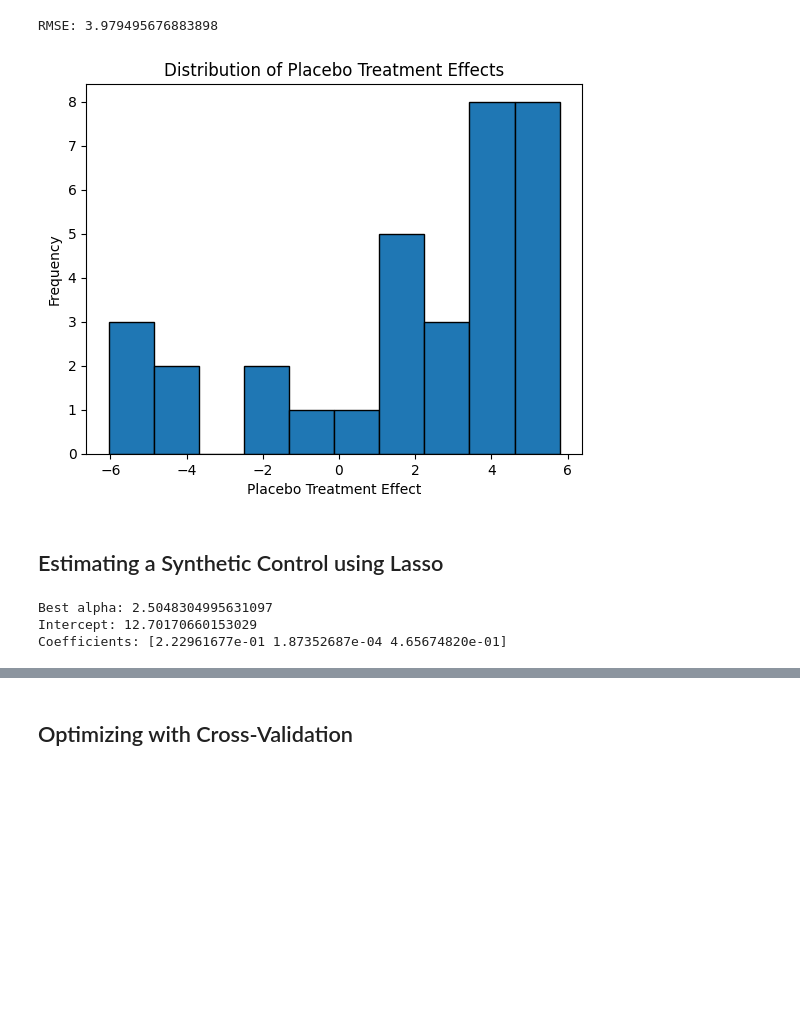
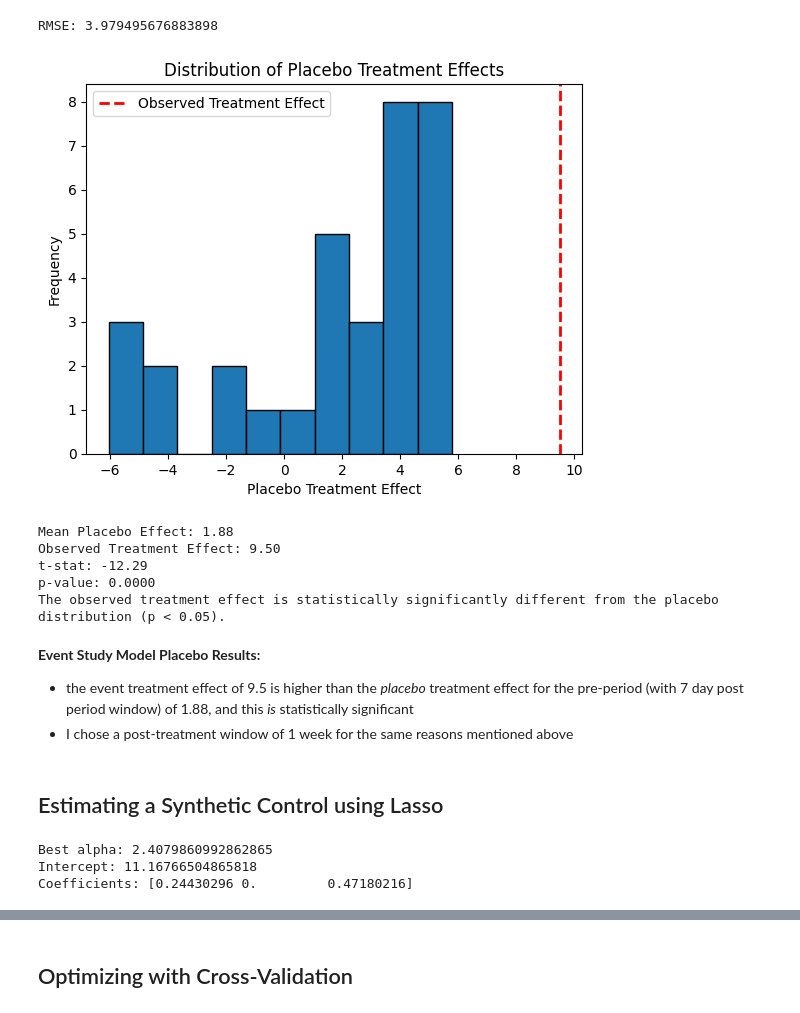
Before and after one commit to gperrin12/causal-super-bowl, a Jupyter notebook: nerdwallet_project-students.ipynb, the cells around one changed output, grey strips where cells are left out. Cells and saved outputs as stored; diff of their text form; code cells hidden in the pictures; blank space fills up the shorter version.

Commit message:
feat: adding robustness tests, permutations, and final conclusions

```diff
--- a/nerdwallet_project-students.ipynb
+++ b/nerdwallet_project-students.ipynb
@@ -90,7 +86,7 @@ event_date = pd.to_datetime(event_date)
 start_date = pd.to_datetime(start_date)
 end_date = pd.to_datetime(end_date)
 df['date'] = pd.to_datetime(df['date'])
-df['post_treatment_dummy'] = np.where(df['date']>event_date, 1, 0)
+df['post_treatment_dummy'] = np.where(df['date']>=event_date, 1, 0)
 df['trend'] = (pd.to_datetime(df['date']) - event_date).dt.days
 
 # TO-DO: Estimate an ITS model testing for a level change only
@@ -135,0 +135,9 @@ Text(0, 0.5, 'Search Interest (0-100)')
+# %%
+post_period_window_list = [3, 7, 14]
+for postperiod_length in post_period_window_list:
+    end_date = event_date + pd.DateOffset(days=postperiod_length)
+    subset_df = df[(df['date'] >= start_date) & (df['date'] <= end_date)].copy()
+    formula = 'nerdwallet ~ trend + post_treatment_dummy'
+    its_model = smf.ols(formula = formula, data=subset_df).fit()
+    print(f"Post-period length: {postperiod_length} days")
+    print(its_model.summary())
@@ -136,3 +166,13 @@ Text(0, 0.5, 'Search Interest (0-100)')
+# %%
+event_date = pd.to_datetime('2025-02-10')
+preperiod_length = 90
+postperiod_length = 7
+
+# Define the start and end dates for the pre and post event periods:
+# Used to subset data prior to estimating the models
+start_date = event_date - pd.DateOffset(days=preperiod_length)
+end_date = event_date + pd.DateOffset(days=postperiod_length)
+subset_df = df[(df['date'] >= start_date) & (df['date'] <= end_date)]
 # %% [markdown]
 ## Difference-in-Differences (DiD) Modeling
 # %%
@@ -266,7 +342,7 @@ for date_index in range(postperiod_length+1, days_that_can_be_shifted):
     model_start_date_placebo = event_date_placebo - pd.Timedelta(days=preperiod_length)
     model_end_date_placebo = event_date_placebo + pd.Timedelta(days=postperiod_length)
 
-    subset = df[(df['date']>=model_start_date_placebo) & (df['date']<model_end_date_placebo)]
+    subset = df[(df['date']>=model_start_date_placebo) & (df['date']<model_end_date_placebo)].copy()
     subset['post'] = np.where(subset['date']>=event_date_placebo, 1, 0)
 
     formula = 'nerdwallet ~ credit_card_points + travel_credit_card + best_savings_account + post'
@@ -303,19 +362,52 @@ print(f"RMSE: {rmse}")
 RMSE: 3.979495676883898
 # %%
 plt.hist(placebo_treatment_effects_list, bins=10, edgecolor='black')
+plt.axvline(x=9.5, color='red', linestyle='dashed', linewidth=2, label='Observed Treatment Effect')
+plt.legend()
 plt.xlabel('Placebo Treatment Effect')
 plt.ylabel('Frequency')
 plt.title('Distribution of Placebo Treatment Effects')
 plt.show()
 # %% [output]
-[figure, old version]
+[figure, new version]
+# %%
+# Test whether the observed treatment effect (7.45) is statistically significantly different from the mean placebo effect (1.87)
+from scipy.stats import ttest_1samp
+
+observed_treatment_effect = 9.5
+mean_placebo_effect = np.mean(placebo_treatment_effects_list)
+std_placebo_effect = np.std(placebo_treatment_effects_list, ddof=1)
+n_placebo = len(placebo_treatment_effects_list)
+
+# 1. Compute a one-sample t-test: is observed_treatment_effect different from the placebo distribution mean?
+t_stat, p_value = ttest_1samp(placebo_treatment_effects_list, observed_treatment_effect)
+
+print(f"Mean Placebo Effect: {mean_placebo_effect:.2f}")
+print(f"Observed Treatment Effect: {observed_treatment_effect:.2f}")
+print(f"t-stat: {t_stat:.2f}")
+print(f"p-value: {p_value:.4f}")
+
+if p_value < 0.05:
+    print("The observed treatment effect is statistically significantly different from the placebo distribution (p < 0.05).")
+else:
+    print("The observed treatment effect is NOT statistically significantly different from the placebo distribution (p >= 0.05).")
+# %% [output]
+Mean Placebo Effect: 1.88
+Observed Treatment Effect: 9.50
+t-stat: -12.29
+p-value: 0.0000
+The observed treatment effect is statistically significantly different from the placebo distribution (p < 0.05).
+# %% [markdown]
+__Event Study Model Placebo Results:__
+- the event treatment effect of 9.5 is higher than the _placebo_ treatment effect for the pre-period (with 7 day post period window) of 1.88, and this _is_ statistically significant
+- I chose a post-treatment window of 1 week for the same reasons mentioned above
 # %% [markdown]
 ## Estimating a Synthetic Control using Lasso
 # %%
 treated_term = "nerdwallet"
 control_terms = ['credit_card_points', 'travel_credit_card', 'best_savings_account']
 
-preperiod = df[df['date']<event_date]
+preperiod = df[(df['date']<event_date) & (df['date']>=start_date)].copy()
 
 # Initialize Lasso model with a regularization parameter (in the future, you may want to tune this parameter)
 lasso_model = LassoCV(cv=5, random_state=42)
@@ -330,6 +422,6 @@ print("Best alpha:", lasso_alpha)
 print("Intercept:", lasso_intercept)
 print("Coefficients:", lasso_coefficients)
 # %% [output]
-Best alpha: 2.5048304995631097
-Intercept: 12.70170660153029
-Coefficients: [2.22961677e-01 1.87352687e-04 4.65674820e-01]
+Best alpha: 2.4079860992862865
+Intercept: 11.16766504865818
+Coefficients: [0.24430296 0.         0.47180216]
```
Also changed, not shown: parts of 51 cells of this notebook.
